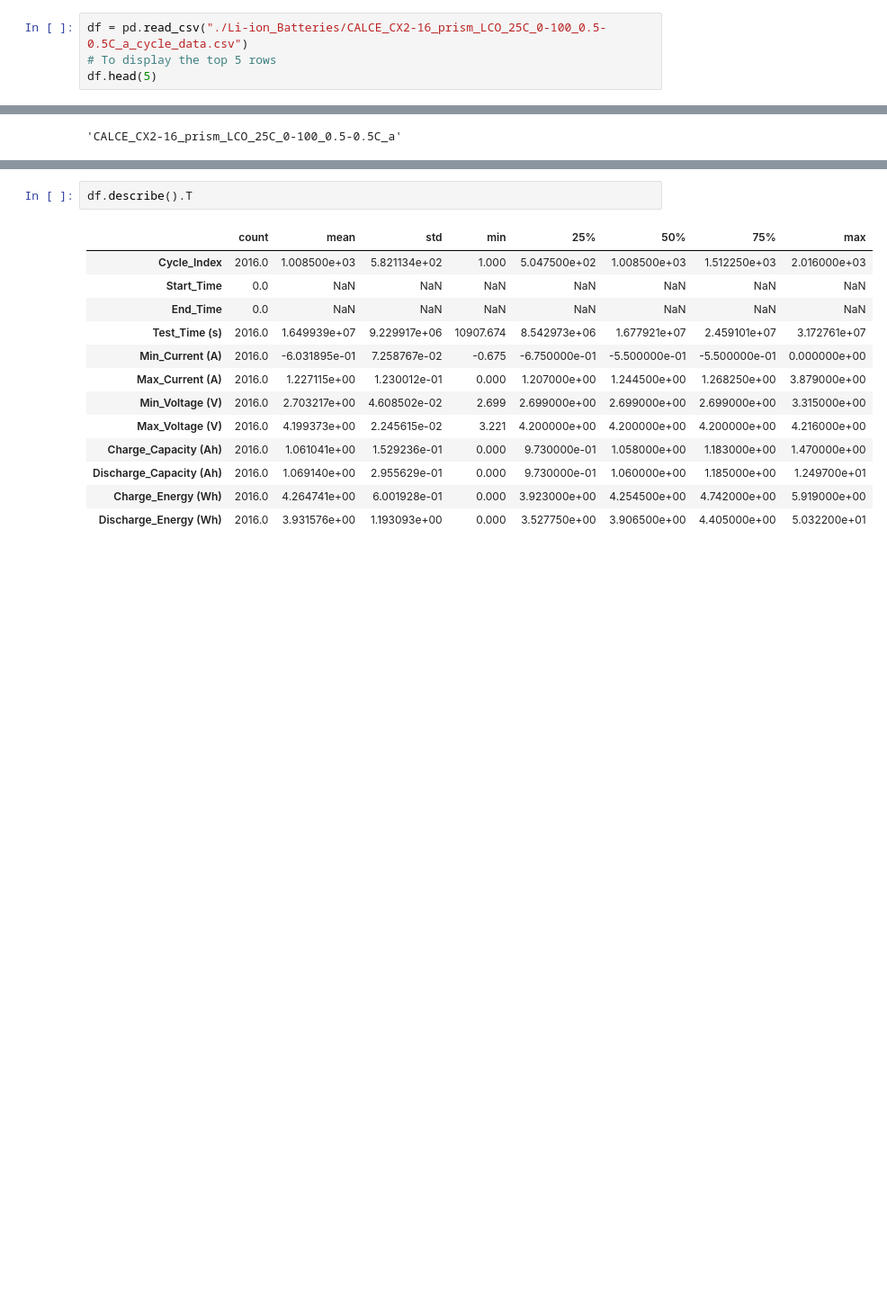
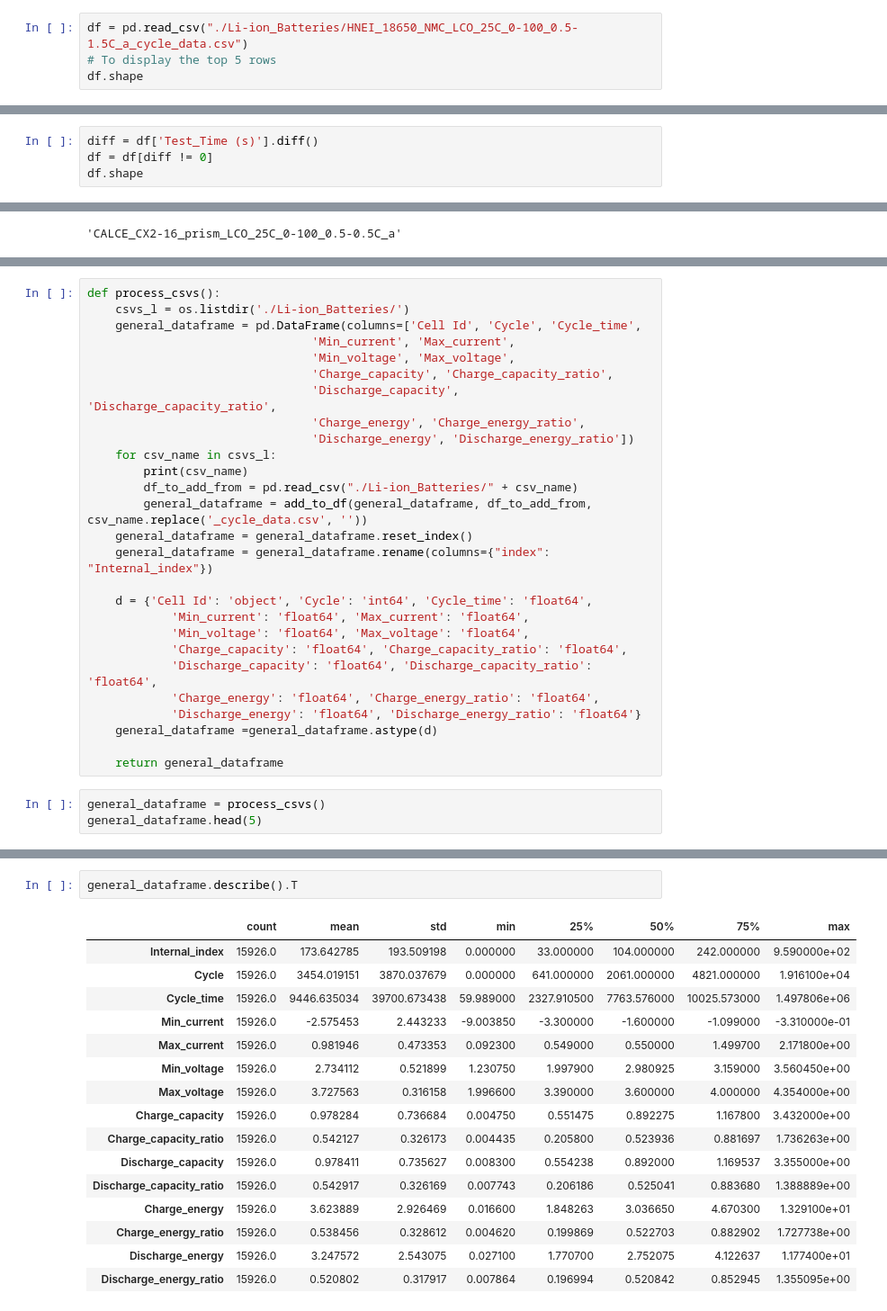
Before and after one commit to iociveteres/ML-project, a Jupyter notebook: processing.ipynb, the cells around one changed output, grey strips where cells are left out. Shown: that part at 90% size. Cells and saved outputs as stored; diff of their text form; blank space fills up the shorter version.

```diff
--- a/processing.ipynb
+++ b/processing.ipynb
@@ -5,7 +6,7 @@ import seaborn as sns                       #visualisation
 import matplotlib.pyplot as plt             #visualisation
 %matplotlib inline
 # %%
-df = pd.read_csv("./Li-ion_Batteries/CALCE_CX2-16_prism_LCO_25C_0-100_0.5-0.5C_a_cycle_data.csv")
+df = pd.read_csv("./Li-ion_Batteries/HNEI_18650_NMC_LCO_25C_0-100_0.5-1.5C_a_cycle_data.csv")
 # To display the top 5 rows
-df.head(5)
+df.shape
 # %% [output]
@@ -17,0 +30,4 @@ df.head(5)
+# %%
+diff = df['Test_Time (s)'].diff()
+df = df[diff != 0]
+df.shape
@@ -129,0 +211,30 @@ def add_to_df(df_to_add_to: pd.DataFrame, df_to_add_from: pd.DataFrame, file_nam
+# %%
+def process_csvs():
+    csvs_l = os.listdir('./Li-ion_Batteries/')
+    general_dataframe = pd.DataFrame(columns=['Cell Id', 'Cycle', 'Cycle_time',
+                                'Min_current', 'Max_current',
+                                'Min_voltage', 'Max_voltage',
+                                'Charge_capacity', 'Charge_capacity_ratio',
+                                'Discharge_capacity', 'Discharge_capacity_ratio',
+                                'Charge_energy', 'Charge_energy_ratio',
+                                'Discharge_energy', 'Discharge_energy_ratio'])
+    for csv_name in csvs_l:
+        print(csv_name)
+        df_to_add_from = pd.read_csv("./Li-ion_Batteries/" + csv_name)
+        general_dataframe = add_to_df(general_dataframe, df_to_add_from, csv_name.replace('_cycle_data.csv', ''))
+    general_dataframe = general_dataframe.reset_index()
+    general_dataframe = general_dataframe.rename(columns={"index": "Internal_index"})
+
+    d = {'Cell Id': 'object', 'Cycle': 'int64', 'Cycle_time': 'float64',
+            'Min_current': 'float64', 'Max_current': 'float64',
+            'Min_voltage': 'float64', 'Max_voltage': 'float64',
+            'Charge_capacity': 'float64', 'Charge_capacity_ratio': 'float64',
+            'Discharge_capacity': 'float64', 'Discharge_capacity_ratio': 'float64',
+            'Charge_energy': 'float64', 'Charge_energy_ratio': 'float64',
+            'Discharge_energy': 'float64', 'Discharge_energy_ratio': 'float64'}
+    general_dataframe =general_dataframe.astype(d)
+
+    return general_dataframe
+# %%
+general_dataframe = process_csvs()
+general_dataframe.head(5)
@@ -168,16 +318,19 @@ memory usage: 189.1 KB
 # %%
-df.describe().T
+general_dataframe.describe().T
 # %% [output]
 |  | count | mean | std | min | 25% | 50% | 75% | max |
-| Cycle_Index | 2016.0 | 1.008500e+03 | 5.821134e+02 | 1.000 | 5.047500e+02 | 1.008500e+03 | 1.512250e+03 | 2.016000e+03 |
-| Start_Time | 0.0 | NaN | NaN | NaN | NaN | NaN | NaN | NaN |
-| End_Time | 0.0 | NaN | NaN | NaN | NaN | NaN | NaN | NaN |
-| Test_Time (s) | 2016.0 | 1.649939e+07 | 9.229917e+06 | 10907.674 | 8.542973e+06 | 1.677921e+07 | 2.459101e+07 | 3.172761e+07 |
-| Min_Current (A) | 2016.0 | -6.031895e-01 | 7.258767e-02 | -0.675 | -6.750000e-01 | -5.500000e-01 | -5.500000e-01 | 0.000000e+00 |
-| Max_Current (A) | 2016.0 | 1.227115e+00 | 1.230012e-01 | 0.000 | 1.207000e+00 | 1.244500e+00 | 1.268250e+00 | 3.879000e+00 |
-| Min_Voltage (V) | 2016.0 | 2.703217e+00 | 4.608502e-02 | 2.699 | 2.699000e+00 | 2.699000e+00 | 2.699000e+00 | 3.315000e+00 |
-| Max_Voltage (V) | 2016.0 | 4.199373e+00 | 2.245615e-02 | 3.221 | 4.200000e+00 | 4.200000e+00 | 4.200000e+00 | 4.216000e+00 |
-| Charge_Capacity (Ah) | 2016.0 | 1.061041e+00 | 1.529236e-01 | 0.000 | 9.730000e-01 | 1.058000e+00 | 1.183000e+00 | 1.470000e+00 |
-| Discharge_Capacity (Ah) | 2016.0 | 1.069140e+00 | 2.955629e-01 | 0.000 | 9.730000e-01 | 1.060000e+00 | 1.185000e+00 | 1.249700e+01 |
-| Charge_Energy (Wh) | 2016.0 | 4.264741e+00 | 6.001928e-01 | 0.000 | 3.923000e+00 | 4.254500e+00 | 4.742000e+00 | 5.919000e+00 |
-| Discharge_Energy (Wh) | 2016.0 | 3.931576e+00 | 1.193093e+00 | 0.000 | 3.527750e+00 | 3.906500e+00 | 4.405000e+00 | 5.032200e+01 |
+| Internal_index | 15926.0 | 173.642785 | 193.509198 | 0.000000 | 33.000000 | 104.000000 | 242.000000 | 9.590000e+02 |
+| Cycle | 15926.0 | 3454.019151 | 3870.037679 | 0.000000 | 641.000000 | 2061.000000 | 4821.000000 | 1.916100e+04 |
+| Cycle_time | 15926.0 | 9446.635034 | 39700.673438 | 59.989000 | 2327.910500 | 7763.576000 | 10025.573000 | 1.497806e+06 |
+| Min_current | 15926.0 | -2.575453 | 2.443233 | -9.003850 | -3.300000 | -1.600000 | -1.099000 | -3.310000e-01 |
+| Max_current | 15926.0 | 0.981946 | 0.473353 | 0.092300 | 0.549000 | 0.550000 | 1.499700 | 2.171800e+00 |
+| Min_voltage | 15926.0 | 2.734112 | 0.521899 | 1.230750 | 1.997900 | 2.980925 | 3.159000 | 3.560450e+00 |
+| Max_voltage | 15926.0 | 3.727563 | 0.316158 | 1.996600 | 3.390000 | 3.600000 | 4.000000 | 4.354000e+00 |
+| Charge_capacity | 15926.0 | 0.978284 | 0.736684 | 0.004750 | 0.551475 | 0.892275 | 1.167800 | 3.432000e+00 |
+| Charge_capacity_ratio | 15926.0 | 0.542127 | 0.326173 | 0.004435 | 0.205800 | 0.523936 | 0.881697 | 1.736263e+00 |
+| Discharge_capacity | 15926.0 | 0.978411 | 0.735627 | 0.008300 | 0.554238 | 0.892000 | 1.169537 | 3.355000e+00 |
+| Discharge_capacity_ratio | 15926.0 | 0.542917 | 0.326169 | 0.007743 | 0.206186 | 0.525041 | 0.883680 | 1.388889e+00 |
+| Charge_energy | 15926.0 | 3.623889 | 2.926469 | 0.016600 | 1.848263 | 3.036650 | 4.670300 | 1.329100e+01 |
+| Charge_energy_ratio | 15926.0 | 0.538456 | 0.328612 | 0.004620 | 0.199869 | 0.522703 | 0.882902 | 1.727738e+00 |
+| Discharge_energy | 15926.0 | 3.247572 | 2.543075 | 0.027100 | 1.770700 | 2.752075 | 4.122637 | 1.177400e+01 |
+| Discharge_energy_ratio | 15926.0 | 0.520802 | 0.317917 | 0.007864 | 0.196994 | 0.520842 | 0.852945 | 1.355095e+00 |
```
Also changed, not shown: parts of 15 cells of this notebook, 1 other file.
